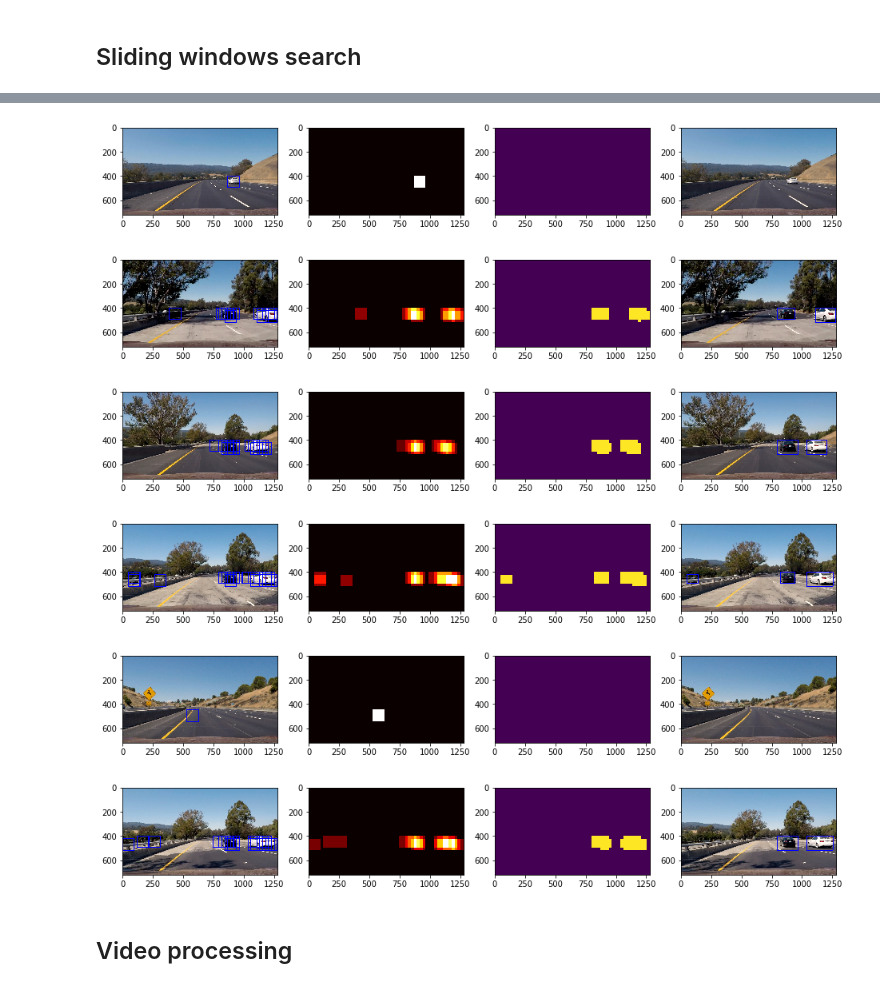
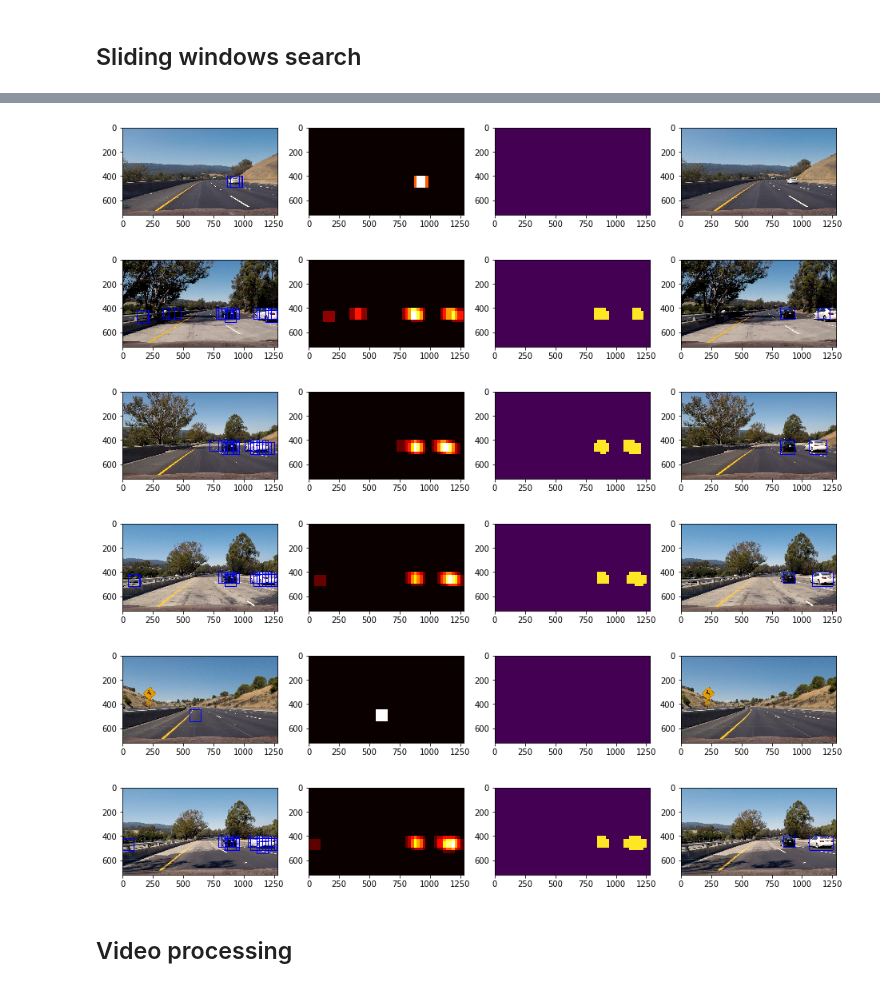
Before and after one commit to lei-zhang-code/CarND-Vehicle-Detection, a Jupyter notebook: vehicle_detection.ipynb, the cells around one changed output, grey strips where cells are left out. Cells and saved outputs as stored; diff of their text form; code cells hidden in the pictures.

```diff
--- a/vehicle_detection.ipynb
+++ b/vehicle_detection.ipynb
@@ -67,7 +67,7 @@ def get_hog_features(img, orient, pix_per_cell, cell_per_block, vis=False, featu
 # %% [markdown]
 Combined features.
 # %%
-def extract_features(imgs, cspace='RGB', spatial_size=(32, 32), hist_bins=32, hist_range=(0, 256),
+def extract_features(imgs, cspace='RGB', spatial_size=(32, 32), hist_bins=32,
                      orient=16, pix_per_cell=8, cell_per_block=2, hog_channel='ALL'):
     # Create a list to append feature vectors to
     features = []
@@ -92,7 +92,7 @@ def extract_features(imgs, cspace='RGB', spatial_size=(32, 32), hist_bins=32, hi
         # Apply bin_spatial() to get spatial color features
         spatial_features = bin_spatial(feature_image, size=spatial_size)
         # Apply color_hist() also with a color space option now
-        hist_features = color_hist(feature_image, nbins=hist_bins, bins_range=hist_range)
+        hist_features = color_hist(feature_image, nbins=hist_bins)
         # Call get_hog_features() with vis=False, feature_vec=True
         if hog_channel == 'ALL':
             hog_features = []
@@ -225,0 +212,18 @@ For these 10 labels:  [ 1.  1.  0.  1.  1.  0.  0.  0.  0.  0.]
+# %%
+from sklearn.model_selection import GridSearchCV, cross_val_score
+
+# Use a linear SVC
+svc = LinearSVC()
+Cs = [0.01, 0.1]
+clf = GridSearchCV(estimator=svc, param_grid=dict(C=Cs), n_jobs=1)
+clf.fit(X_train, y_train)
+accuracy = clf.score(X_test, y_test)
+print(f'Test Accuracy of SVC =', round(accuracy, 4))
+# Check the prediction time for a single sample
+t=time.time()
+n_predict = 10
+print('My SVC predicts: ', clf.predict(X_test[0:n_predict]))
+print('For these',n_predict, 'labels: ', y_test[0:n_predict])
+t2 = time.time()
+print(round(t2-t, 5), 'Seconds to predict', n_predict,'labels with SVC')
+clf.best_estimator_.C
@@ -225,0 +236,5 @@ For these 10 labels:  [ 1.  1.  0.  1.  1.  0.  0.  0.  0.  0.]
+# %%
+svc = clf.best_estimator_
+print(svc.C)
+print(svc.score(X_test, y_test))
+plt.plot(svc.decision_function(X_test[0:200]))
@@ -316,6 +336,7 @@ def find_cars(img, ystart, ystop, scale, svc, X_scaler, orient, pix_per_cell, ce
 
             test_features = X_scaler.transform(np.hstack((spatial_features, hist_features, hog_features)).reshape(1, -1))
             test_prediction = svc.predict(test_features)
+            test_confidence = svc.decision_function(test_features)
 
             if test_prediction == 1:
                 xbox_left = np.int(xleft*scale)
@@ -345,9 +366,9 @@ for image in test_images:
                         hist_bins)
     heat_map = np.zeros_like(img[:,:,0]).astype(np.float)
     add_heat(heat_map, bboxes)
-    threshed_heat = (heat_map >= 2)
+    threshed_heat = (heat_map >= 3)
     # Find final boxes from heatmap using label function
-    labels = label(heat_map >= 2)
+    labels = label(heat_map >= 3)
     draw_img = draw_labeled_bboxes(np.copy(img), labels)
 
     fig, (ax1, ax2, ax3, ax4) = plt.subplots(1, 4, figsize=(16, 4))
@@ -355,6 +376,6 @@ for image in test_images:
     ax2.imshow(heat_map, cmap='hot')
     ax3.imshow(threshed_heat)
     ax4.imshow(draw_img)
-    fig.savefig(f'pipeline_{index}.png', )
+    fig.savefig(f'pipeline_{index}.png', bboxes='tight')
     index += 1
 # %% [output]
@@ -361,9 +384,9 @@ for image in test_images:
 [figure]
-[figure, old version]
+[figure, new version]
 [figure]
-[figure, old version]
+[figure, new version]
 [figure]
-[figure, old version]
+[figure, new version]
 # %% [markdown]
 ## Video processing
 # %%
```
Also changed, not shown: parts of 13 cells of this notebook, 10 other files.
